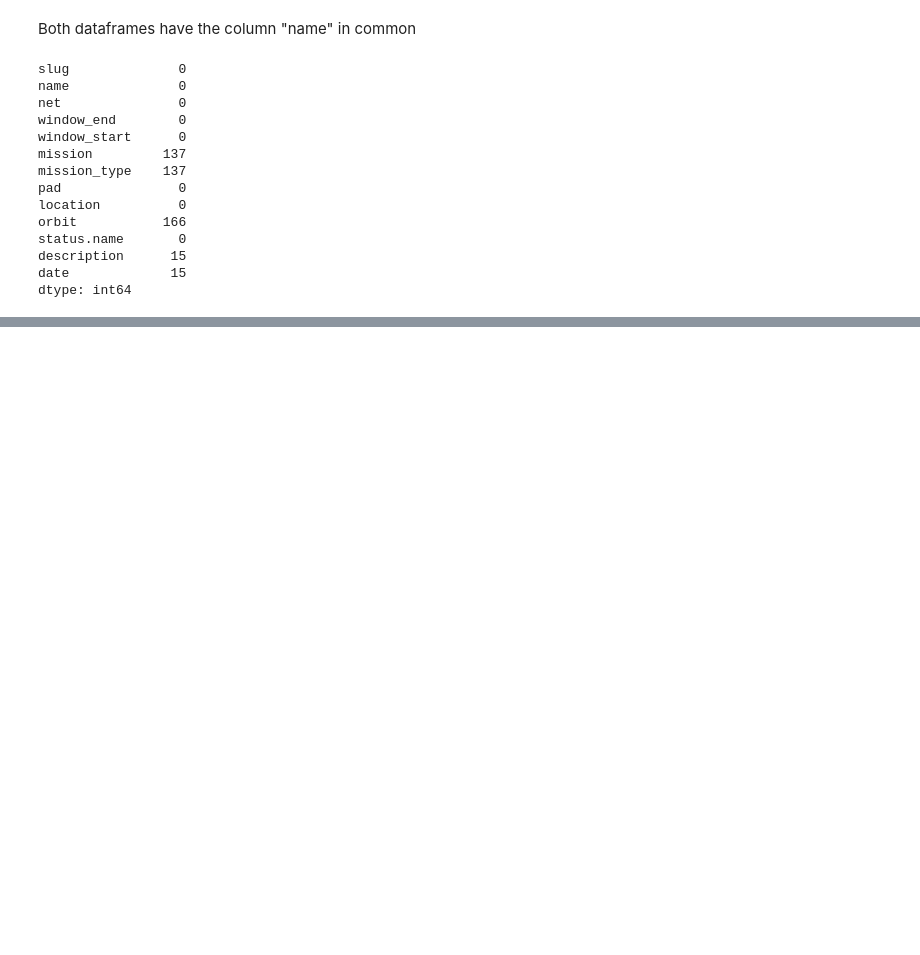
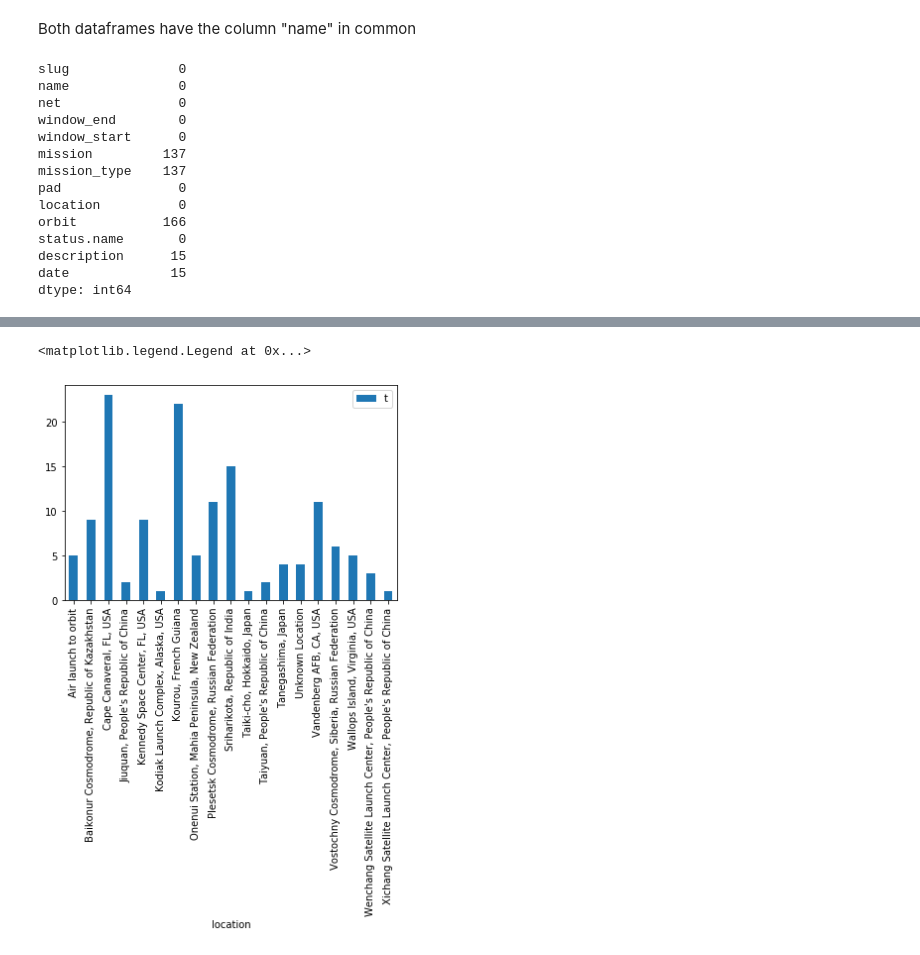
Before and after one commit to ironhack-bcn-data-pt/PR03-project-web, a Jupyter notebook: my-code/main.ipynb, the cells around one changed output, grey strips where cells are left out. Saved outputs shown, nothing was run; the diff lists cells and outputs as text; code cells hidden in the pictures; blank space fills up the shorter version.

```diff
--- a/my-code/main.ipynb
+++ b/my-code/main.ipynb
@@ -322 +328,3 @@ dtype: int64
+# %%
+df3['net'] = pd.to_datetime(df3['net'])
 # %% [markdown]
@@ -325,0 +365,6 @@ df3.to_csv('output/merged_data.csv', index=False)
+# %%
+today_12months = date.today()+timedelta(365)
+# %%
+date2compare = pd.Timestamp(today_12months.year, today_12months.month, today_12months.day).tz_localize('UTC')
+# %%
+df3_12months = df3[df3['net']<=date2compare]
@@ -325,0 +392,6 @@ df3.to_csv('output/merged_data.csv', index=False)
+# %%
+ax = df3_12months.groupby(['location']).count().plot(kind='bar', y='name')
+ax.legend('total launches')
+# %% [output]
+<matplotlib.legend.Legend at 0x...>
+[figure, added]
```
Also changed, not shown: parts of 15 cells of this notebook, 1 other file.
